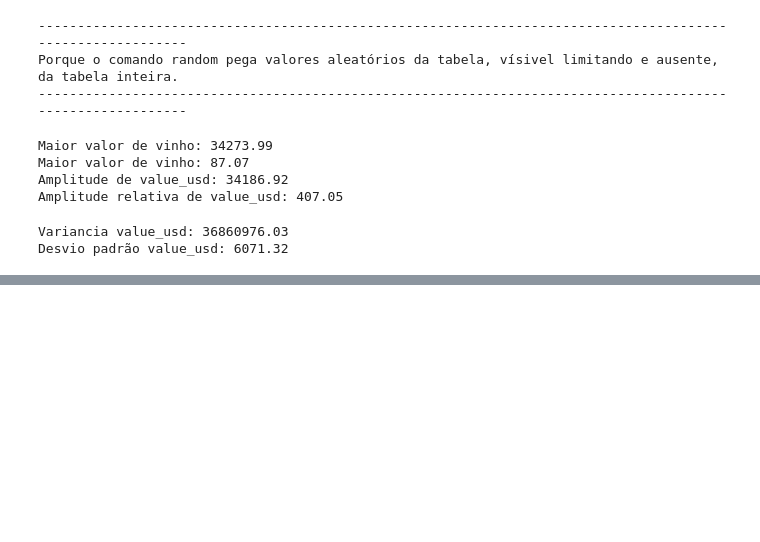
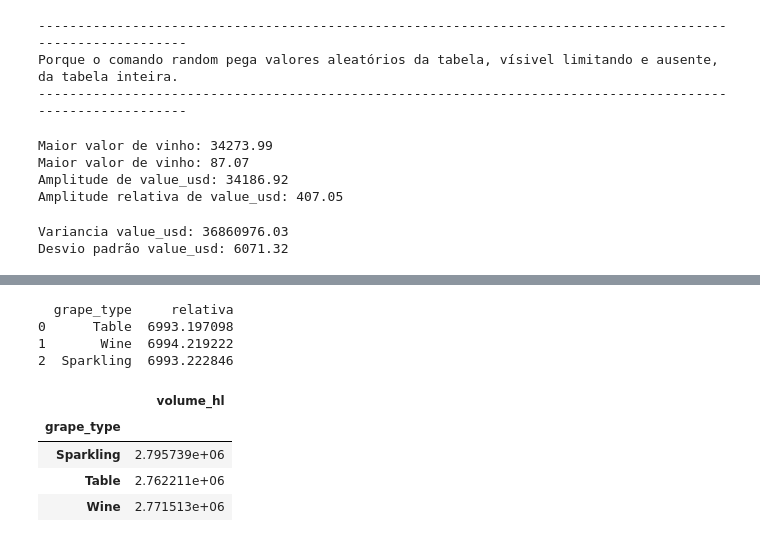
Before and after one commit to ArthurLima06/SENAI-PPDC, a Jupyter notebook: exercicios.ipynb, the cells around one changed output, grey strips where cells are left out. Cells and saved outputs as stored; diff of their text form; code cells hidden in the pictures; blank space fills up the shorter version.

```diff
--- a/exercicios.ipynb
+++ b/exercicios.ipynb
@@ -1200,0 +1223,22 @@ TypeError: unsupported operand type(s) for -: 'str' and 'str'
+# %%
+df["relativa"] = df.groupby("grape_type")["volume_hl"].transform(lambda x: x.max() - x.min() / x.mean() * 100)
+
+print(df[['grape_type', 'relativa']].drop_duplicates())
+# %% [output]
+  grape_type     relativa
+0      Table  6993.197098
+1       Wine  6994.219222
+2  Sparkling  6993.222846
+# %%
+import pandas as pd
+
+df= pd.read_csv("vinhos.csv")
+
+dfRel=df.loc[:,["grape_type", "volume_hl"]]
+dfRel.groupby("grape_type").var(ddof=0)
+# %% [output]
+|  | volume_hl |
+| grape_type |  |
+| Sparkling | 2.795739e+06 |
+| Table | 2.762211e+06 |
+| Wine | 2.771513e+06 |
```
Also changed, not shown: parts of 6 cells of this notebook.
